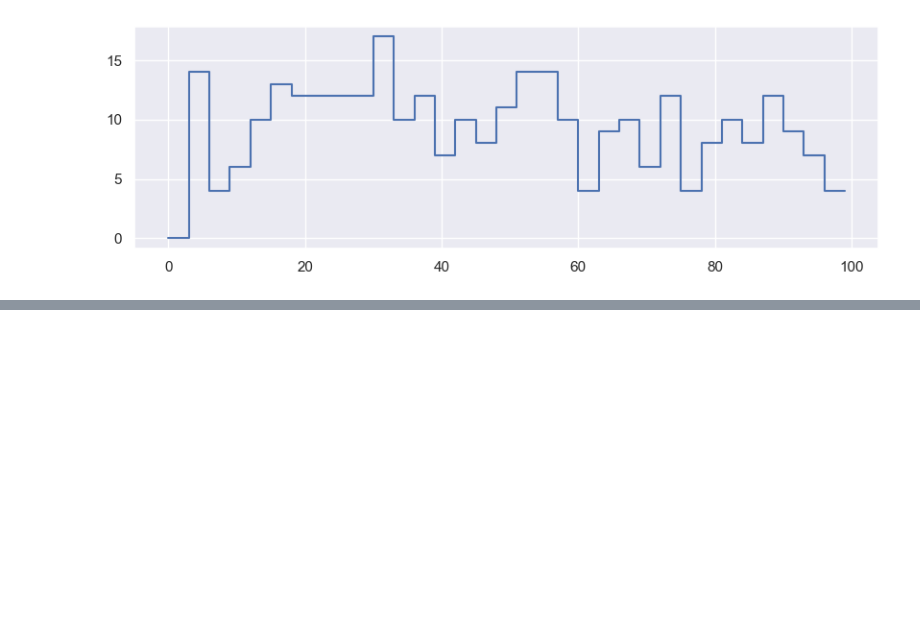
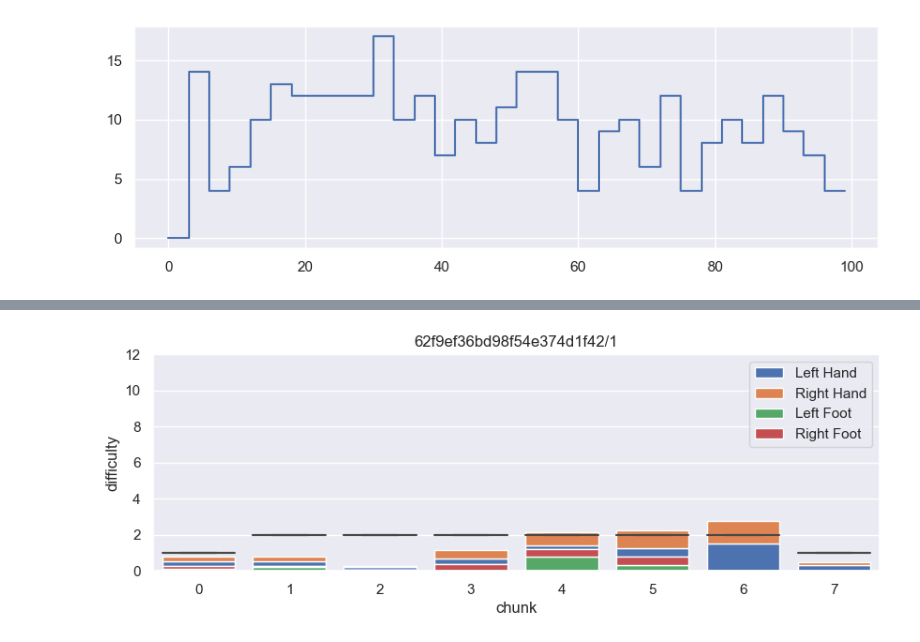
Before and after one commit to luisscholl/beatfork, a Jupyter notebook: difficulty-estimation/individual-analysis.ipynb, the cells around one changed output, grey strips where cells are left out. Saved outputs shown, nothing was run; the diff lists cells and outputs as text; code cells hidden in the pictures; blank space fills up the shorter version.

Commit message:
dijkstra inspired optimization

```diff
--- a/difficulty-estimation/individual-analysis.ipynb
+++ b/difficulty-estimation/individual-analysis.ipynb
@@ -538,3 +539,100 @@ plotSampledGetMinIntensity(intensity2)
 [figure]
 [figure]
 [figure]
+# %%
+def getMinIntensityDijkstra(objects, cumulatedIntensity, lastPosition, calcIntensity):
+  noVertices = 4 ** chunkSize + 2
+  distances = [math.inf] * noVertices
+  distances[0] = 0
+  v = PQDict(zip(range(0, noVertices), distances))
+  cumulatedIntensities = [cumulatedIntensity] * noVertices
+  lastPositions = [lastPosition] * noVertices
+  lastNode = 0
+
+  for currentNode, currentIntensity in v.popitems():
+    k = math.ceil(math.log(12 * currentNode + 4, 4) - 1)
+    if k == chunkSize or k == len(objects):
+      return {
+        'cumulatedIntensity': cumulatedIntensities[currentNode],
+        'lastPositions': lastPositions[currentNode]
+      }
+    for i in range(1, 5):
+      j = 4 * currentNode + i
+      objType = objects[k][3]
+      if  (objType == 1
+           or (objType == 2 and (i == 1 or i == 2))
+           or (objType == 3 and (i == 3 or i == 4))
+           or (objType == 4 and (i == 1 or i == 3))
+           or (objType == 5 and (i == 2 or i == 4))
+           or objType == 5 + i):
+        obj = copy.deepcopy(objects[k])
+        obj[3] = 5 + i
+        cumulatedIntensities[j] = copy.deepcopy(cumulatedIntensities[currentNode])
+        cumulatedIntensities[j][5 + i] += calcIntensity(obj, lastPositions[currentNode])
+        lastPositions[j] = copy.deepcopy(lastPositions[currentNode])
+        lastPositions[j][5 + i] = [objects[k][0], objects[k][1], objects[k][2]]
+        v[j] = (
+          (cumulatedIntensities[j][6] ** 2) +
+          (cumulatedIntensities[j][7] ** 2) +
+          (cumulatedIntensities[j][8] ** 2) +
+          (cumulatedIntensities[j][9] ** 2)
+        )
+      elif objType == 0:
+        cumulatedIntensities[j] = copy.deepcopy(cumulatedIntensities[currentNode])
+        lastPositions[j] = copy.deepcopy(lastPositions[currentNode])
+        v[j] = currentIntensity
+
+def determineBestOptionDijkstra(version, calcIntensity):
+  tStart = time.time()
+  # chunks = list(split(version['objects'], chunkSize, overlap))
+  chunks = list(split(version['objects'], 8, 0))
+  startPositions = {
+    6: [-0.3, 0, 0],
+    7: [0.3, 0, 0],
+    8: [-0.2, -1, 0],
+    9: [0.2, -1, 0]
+  }
+  id = str(version['_id']['levelId']) + '/' + str(version['_id']['versionId'])
+  bestOption = []
+  for chunk in chunks:
+    bestOption.append(getMinIntensityDijkstra(
+      list(map(lambda obj:
+        [
+          obj['position']['x'],
+          obj['position']['y'],
+          obj['position']['z'],
+          obj['collectibleType'] if obj['type'] == "Collectible" else 0
+        ]
+      , chunk)),
+      {
+        6: 0,
+        7: 0,
+        8: 0,
+        9: 0,
+      },
+      startPositions,
+      calcIntensity
+    ))
+    startPositions = bestOption[-1]['lastPositions']
+  return {
+    'id': id,
+    'option': bestOption,
+    'executionTime': time.time() - tStart
+  }
+
+def plotSampledGetMinIntensityDijkstra(calcIntensity):
+  bestOptions = {}
+  # for version in list(copy.deepcopy(versions)):
+  #   result = determineBestOptionDijkstra(version, calcIntensity)
+  #   bestOptions[result['id']] = result['option']
+
+  noWorkers = len(list(versions.clone()))
+  p = Pool(noWorkers)
+  results = p.map(determineBestOptionDijkstra, list(copy.deepcopy(versions)), [calcIntensity] * noWorkers)
+  for result in results:
+    print(f'{result["id"]} took {result["executionTime"]:.3f}s to process.')
+    bestOptions[result['id']] = result['option']
+  plotBestOptions(bestOptions, chunkSize)
+
+plotSampledGetMinIntensityDijkstra(intensity)
+# %% [output]
@@ -540,0 +644 @@ plotSampledGetMinIntensity(intensity2)
+[figure, added]
```
Also changed, not shown: parts of 6 cells of this notebook, 1 other file.
